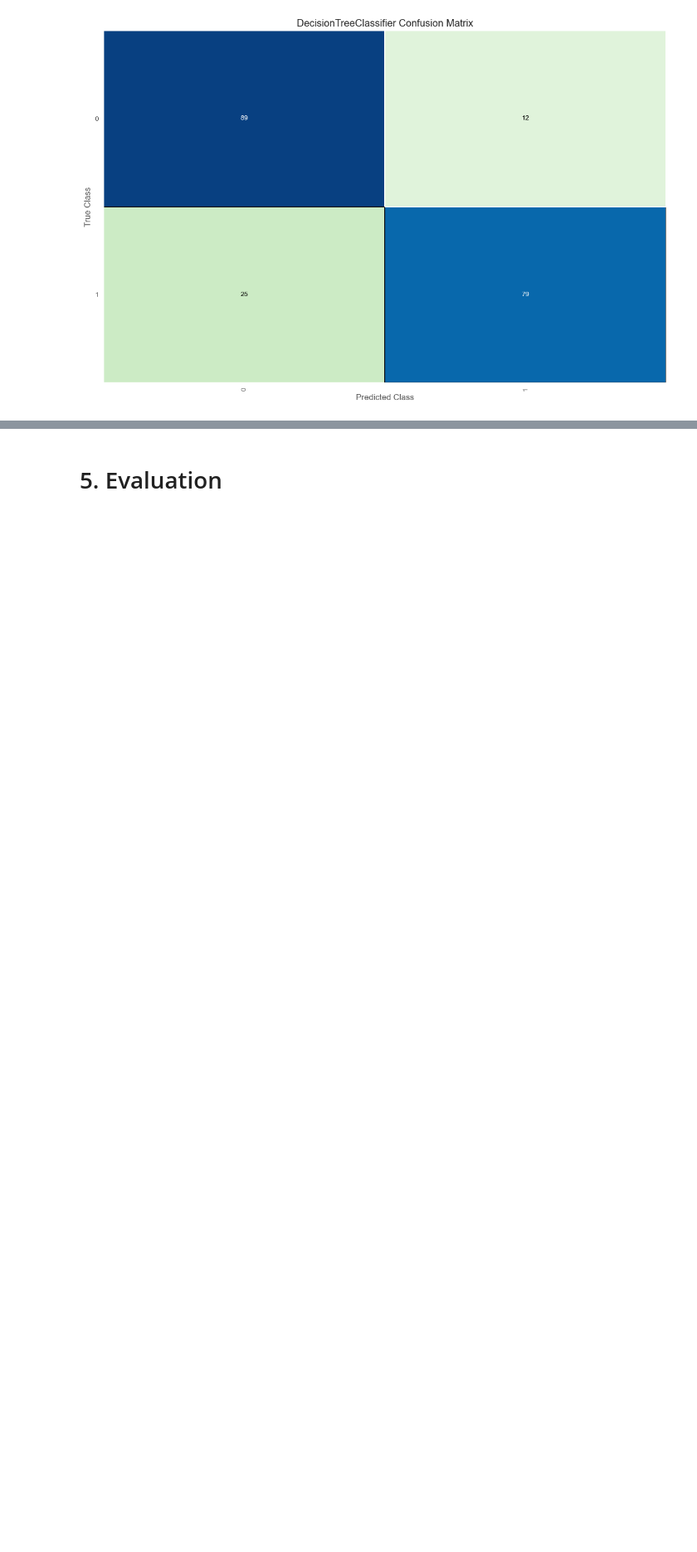
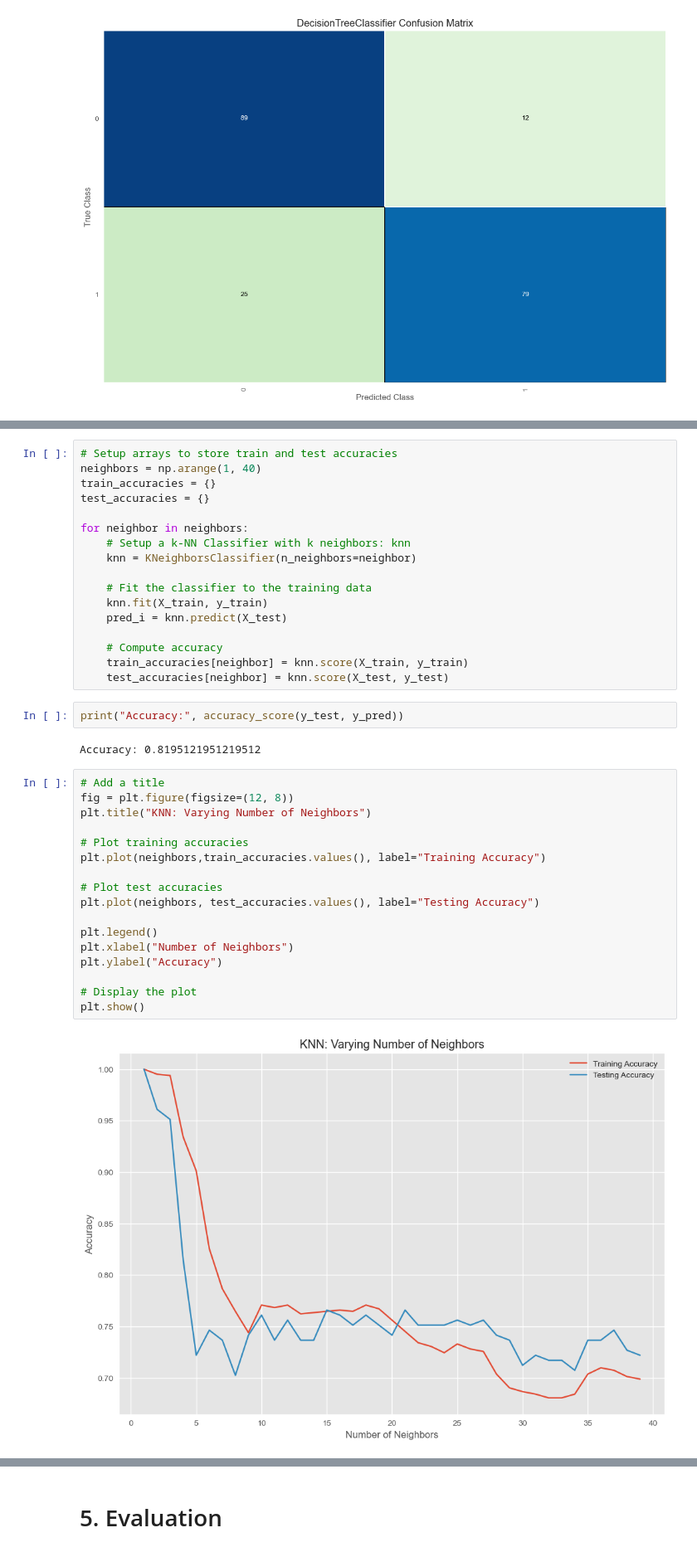
Before and after one commit to Sandokhan/IACEC, a Jupyter notebook: project.ipynb, the cells around one changed output, grey strips where cells are left out. Shown at 83% size. Cells and saved outputs as stored; diff of their text form; blank space fills up the shorter version.

```diff
--- a/project.ipynb
+++ b/project.ipynb
@@ -437,0 +440,40 @@ plt.show()
+# %%
+# Setup arrays to store train and test accuracies
+neighbors = np.arange(1, 40)
+train_accuracies = {}
+test_accuracies = {}
+
+for neighbor in neighbors:
+    # Setup a k-NN Classifier with k neighbors: knn
+    knn = KNeighborsClassifier(n_neighbors=neighbor)
+
+    # Fit the classifier to the training data
+    knn.fit(X_train, y_train)
+    pred_i = knn.predict(X_test)
+
+	# Compute accuracy
+    train_accuracies[neighbor] = knn.score(X_train, y_train)
+    test_accuracies[neighbor] = knn.score(X_test, y_test)
+# %%
+print("Accuracy:", accuracy_score(y_test, y_pred))
+# %% [output]
+Accuracy: 0.8195121951219512
+# %%
+# Add a title
+fig = plt.figure(figsize=(12, 8))
+plt.title("KNN: Varying Number of Neighbors")
+
+# Plot training accuracies
+plt.plot(neighbors,train_accuracies.values(), label="Training Accuracy")
+
+# Plot test accuracies
+plt.plot(neighbors, test_accuracies.values(), label="Testing Accuracy")
+
+plt.legend()
+plt.xlabel("Number of Neighbors")
+plt.ylabel("Accuracy")
+
+# Display the plot
+plt.show()
+# %% [output]
+[figure, added]
```
Also changed, not shown: parts of 2 cells of this notebook.
